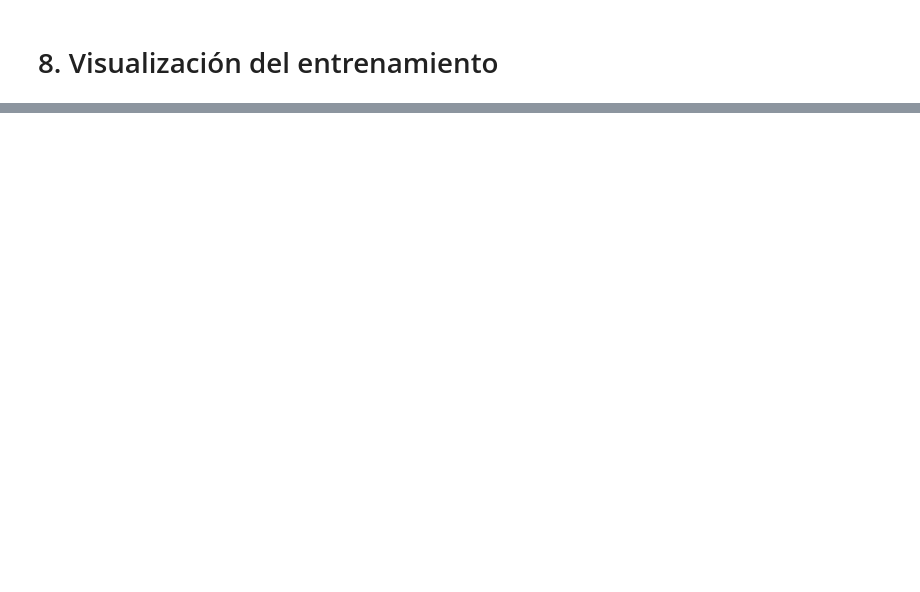
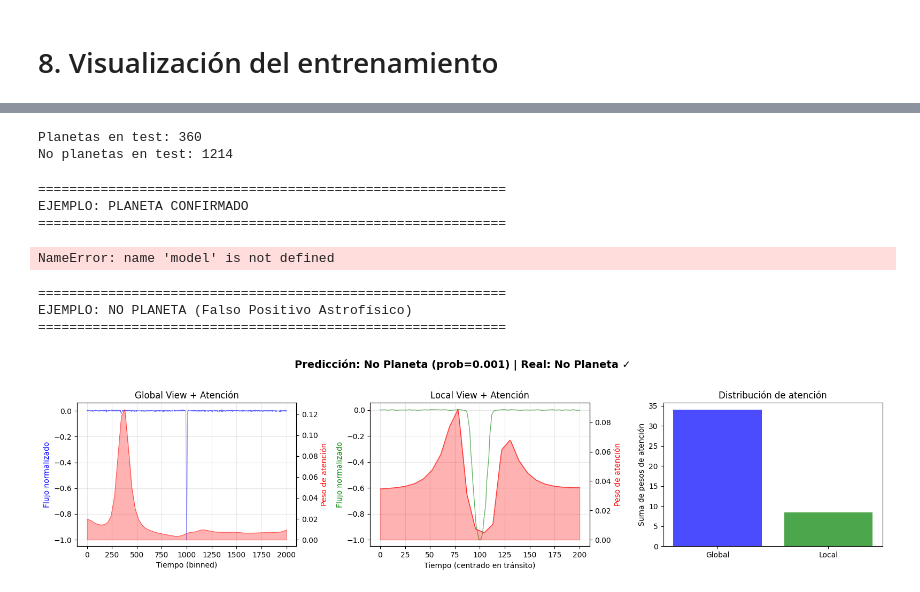
Before and after one commit to jorvarea/deep_learning_exercises, a Jupyter notebook: trabajo2/training.ipynb, the cells around one changed output, grey strips where cells are left out. Saved outputs shown, nothing was run; the diff lists cells and outputs as text; code cells hidden in the pictures; blank space fills up the shorter version.

```diff
--- a/trabajo2/training.ipynb
+++ b/trabajo2/training.ipynb
@@ -724,0 +1852,48 @@ print(f"  - AUC-PR:    {test_results['auc_pr']:.4f}")
+# %%
+# Visualizar ejemplos de atención del modelo
+
+# Obtener algunos ejemplos del test set
+test_dataset = ExoplanetDataset(df_test, feature_cols)
+
+# Encontrar ejemplos de cada clase
+planet_indices = [i for i, (_, label) in enumerate(test_dataset) if label == 1]
+no_planet_indices = [i for i, (_, label) in enumerate(test_dataset) if label == 0]
+
+print(f"Planetas en test: {len(planet_indices)}")
+print(f"No planetas en test: {len(no_planet_indices)}")
+
+# Seleccionar algunos ejemplos aleatorios
+np.random.seed(42)
+selected_planets = np.random.choice(planet_indices, min(3, len(planet_indices)), replace=False)
+selected_no_planets = np.random.choice(no_planet_indices, min(3, len(no_planet_indices)), replace=False)
+# %% [output]
+Planetas en test: 360
+No planetas en test: 1214
+# %%
+# Ejemplo: Un planeta confirmado
+print("=" * 60)
+print(f"EJEMPLO: PLANETA CONFIRMADO")
+print("=" * 60)
+
+idx = selected_planets[0]
+features, label = test_dataset[idx]
+visualize_attention(model, features, int(label.item()))
+# %% [output]
+============================================================
+EJEMPLO: PLANETA CONFIRMADO
+============================================================
+NameError: name 'model' is not defined
+# %%
+# Ejemplo 2: Un falso positivo (no es planeta)
+print("=" * 60)
+print("EJEMPLO: NO PLANETA (Falso Positivo Astrofísico)")
+print("=" * 60)
+
+idx = selected_no_planets[0]
+features, label = test_dataset[idx]
+visualize_attention(model, features, int(label.item()))
+# %% [output]
+============================================================
+EJEMPLO: NO PLANETA (Falso Positivo Astrofísico)
+============================================================
+[figure, added]
```
Also changed, not shown: parts of 28 cells of this notebook, 15 other files.
